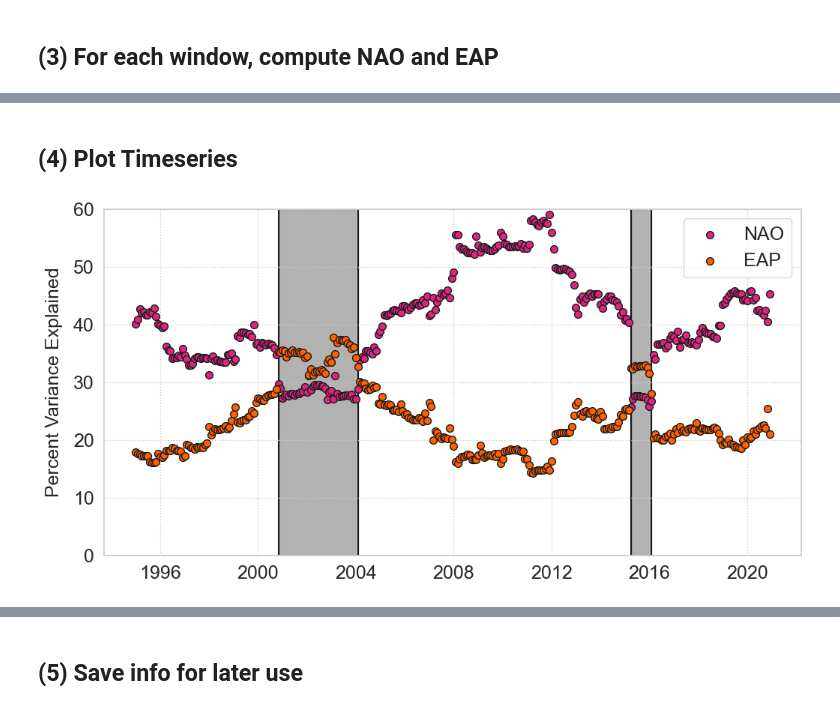
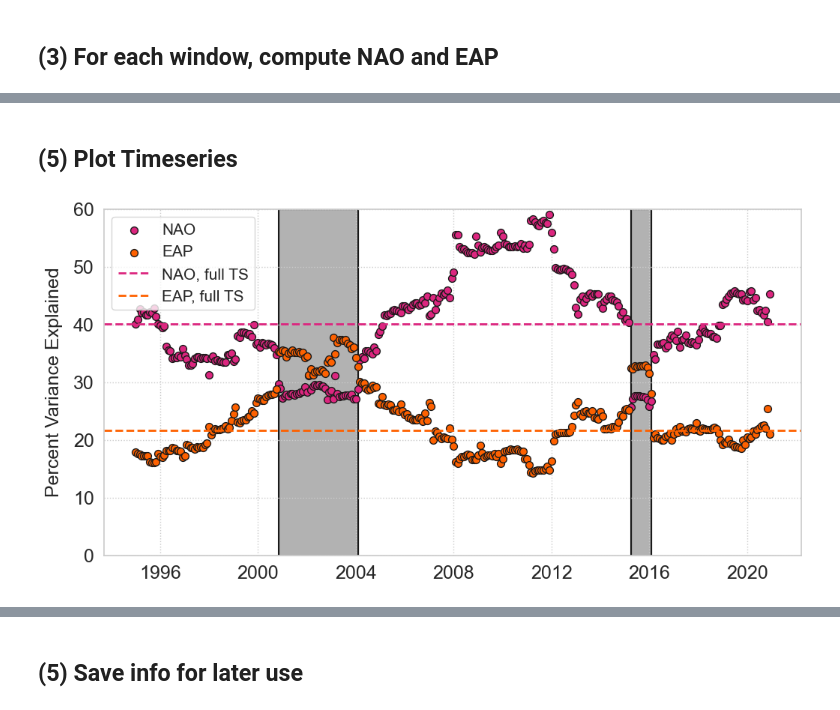
Before and after one commit to lillienders/gs-var, a Jupyter notebook: notebooks/nao_vari.ipynb, the cells around one changed output, grey strips where cells are left out. Cells and saved outputs as stored; diff of their text form; code cells hidden in the pictures.

```diff
--- a/notebooks/nao_vari.ipynb
+++ b/notebooks/nao_vari.ipynb
@@ -76,28 +116,37 @@ nao_mode = np.array(nao_mode)
 # %% [markdown]
-## (4) Plot Timeseries
+## (5) Plot Timeseries
 # %%
 time_cent = ds_slp.time[24:-24] # This is the time at the centre of each period
+# %%
+# --- Load climatological NAO/EAP patterns to plot means ---
+per_var_full   = xr.open_dataarray(data_path + 'slp_eofs_per_var.nc')
+eap_full_ts_lon = -21
+nao_full_ts_lon = -27
 # %%
+# --- EAP AND NAO PERCENT VARIANCE ---
 sns.set_style('whitegrid',{"grid.linestyle": ":"})
 fig     = plt.figure(figsize=(12, 6))
 
 pv_all  = plt.scatter(time_cent,(nao_pv)*100, 50, c = nao_c, edgecolors= 'k', label = 'NAO')
 pv_all  = plt.scatter(time_cent,(eap_pv)*100, 50, c = eap_c, edgecolors= 'k', label = 'EAP')
+
+pv_nao_mn = plt.axhline(per_var_full[0]*100, color = nao_c, linewidth = 2, linestyle = '--', label = 'NAO, full TS')
+pv_eap_mn = plt.axhline(per_var_full[1]*100, color = eap_c, linewidth = 2, linestyle = '--', label = 'EAP, full TS')
 
 plt.axvspan(time_cent[nao_mode == 2][0].data,time_cent[nao_mode == 2][39].data, alpha=0.3, color='black',zorder = 0)
 plt.axvline(time_cent[nao_mode == 2][0].data,color='k',zorder = 0)
 plt.axvline(time_cent[nao_mode == 2][39].data,color='k',zorder = 0)
 
 plt.axvspan(time_cent[nao_mode == 2][40].data,time_cent[nao_mode == 2][-1].data, alpha=0.3, color='black',zorder = 0)
 plt.axvline(time_cent[nao_mode == 2][40].data,color='k',zorder = 0)
 plt.axvline(time_cent[nao_mode == 2][-1].data,color='k',zorder = 0)
 
-xtix = plt.yticks(fontsize=18)
+ytix = plt.yticks(fontsize=18)
 xtix = plt.xticks(fontsize=18)
 
 ylab = plt.ylabel('Percent Variance Explained', fontsize = 18, labelpad=10)
 plt.ylim(0,60)
-plt.legend(fontsize = 18)
+plt.legend(fontsize = 15)
 plt.savefig(fig_path + 'eap_nao_pv.png', format='png', bbox_inches="tight",dpi=500)
 # %% [output]
-[figure, old version]
+[figure, new version]
```
Also changed, not shown: parts of 7 cells of this notebook, 2 other files.
